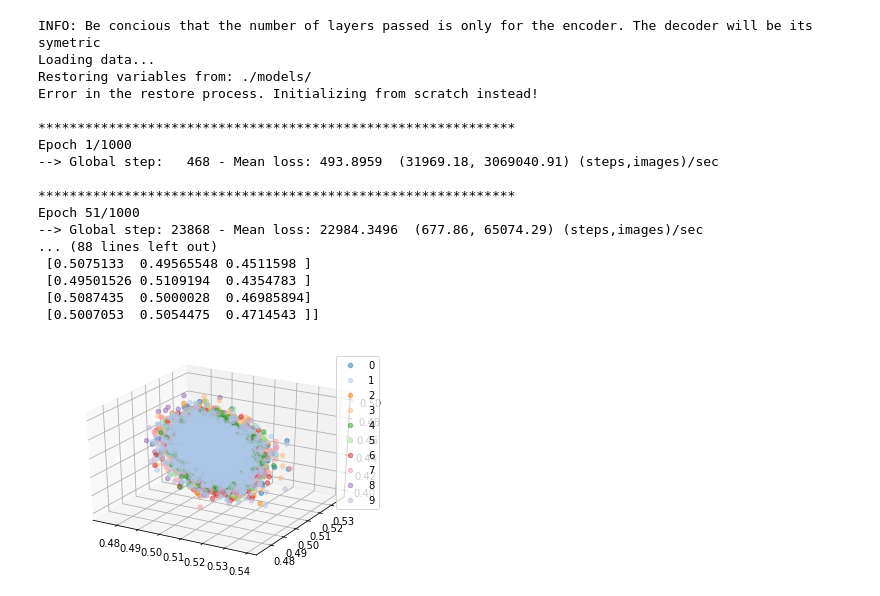
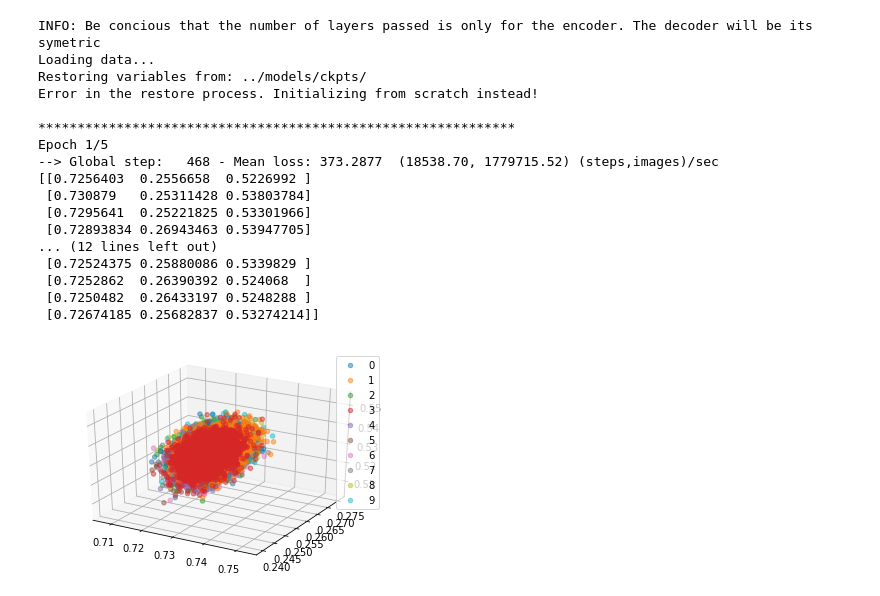
Before and after one commit to clebeson/Deep_Learning, a Jupyter notebook: main.ipynb, the cells around one changed output. Cells and saved outputs as stored; diff of their text form; code cells hidden in the pictures.

```diff
--- a/main.ipynb
+++ b/main.ipynb
@@ -1,8 +1,9 @@
 # %%
 %matplotlib inline
-import models
-import datasets
-from  hyperparameters import Hyperparameters
+import sys
+from datasets import *
+from base import *
+import  models
 import logging
 import utils
 import os
@@ -13,66 +14,65 @@ from mpl_toolkits.mplot3d import Axes3D
 logging.getLogger("tensorflow").setLevel(logging.ERROR)
 
 hparams = Hyperparameters()
-hparams.num_epochs = 1000
+hparams.num_epochs = 5
 hparams.batch_size = 96
-hparams.initial_learning_rate = 1e-0
+hparams.initial_learning_rate = 1e-3
 hparams.cut_layer = "pool4"
-hparams.activation = "sigmoid"
+hparams.activation = "relu"
 # hparams.batch_norm = "batc_norm"
-hparams.hidden_layers = []
+hparams.hidden_layers = [512, 50,50]
 hparams.fine_tunning = False
 hparams.bottleneck = False
 # hparams.keep = 0.5
-hparams.regularizer_type = 1
-hparams.regularizer_scale = 2.0
-
+# hparams.regularizer_type = 1
+hparams.regularizer_scale = 0.6
 os.system("rm -rf {}/Cifar10/*".format(hparams.checkpoints_path))
 
-data = datasets.Cifar10(hparams, tfrecord = False)
+data = Cifar10(hparams, tfrecord = False)
 
 
 # description = {"type":"sum", "num_models":3, "independent_inputs":False,
 #                                                "models":[
 #                                                         {"model":models.Vgg16, "cut_layer":"pool4"},
 #                                                         {"model":models.Vgg16, "cut_layer":"pool4"},
 #                                                         {"model":models.Vgg16, "cut_layer":"pool4"},
 #                                                         ]
 #               }
 
 # # ensamble = models.Ensamble(hparams,data, description)
 # ensamble = models.Vgg16(hparams,data)
 
 ensamble = models.Autoencoder(hparams,data)
 
 ensamble.train()
 
 # predictions = ensamble.test_prediction()
 # utils.generate_confusion_matrix(predictions, hparams.class_names)
 
 # import the inspect_checkpoint library
 # from tensorflow.python.tools import inspect_checkpoint as chkp
 
 # # print all tensors in checkpoint file
 # chkp.print_tensors_in_checkpoint_file("./models/vgg_19.ckpt", '', True, False)
 # %% [output]
 INFO: Be concious that the number of layers passed is only for the encoder. The decoder will be its symetric
 Loading data...
-Restoring variables from: ./models/
+Restoring variables from: ../models/ckpts/
 Error in the restore process. Initializing from scratch instead!
 
 *************************************************************
-Epoch 1/1000
---> Global step:   468 - Mean loss: 493.8959  (31969.18, 3069040.91) (steps,images)/sec
-
-*************************************************************
-Epoch 51/1000
---> Global step: 23868 - Mean loss: 22984.3496  (677.86, 65074.29) (steps,images)/sec
-... (88 lines left out)
- [0.5075133  0.49565548 0.4511598 ]
- [0.49501526 0.5109194  0.4354783 ]
- [0.5087435  0.5000028  0.46985894]
- [0.5007053  0.5054475  0.4714543 ]]
+Epoch 1/5
+--> Global step:   468 - Mean loss: 373.2877  (18538.70, 1779715.52) (steps,images)/sec
+[[0.7256403  0.2556658  0.5226992 ]
+ [0.730879   0.25311428 0.53803784]
+ [0.7295641  0.25221825 0.53301966]
+ [0.72893834 0.26943463 0.53947705]
+... (12 lines left out)
+ [0.72524375 0.25880086 0.5339829 ]
+ [0.7252862  0.26390392 0.524068  ]
+ [0.7250482  0.26433197 0.5248288 ]
+ [0.72674185 0.25682837 0.53274214]]
-[figure, old version]
+[figure, new version]
 # %%
 
 import numpy as np
```
Also changed, not shown: parts of 4 cells of this notebook, 32 other files.
